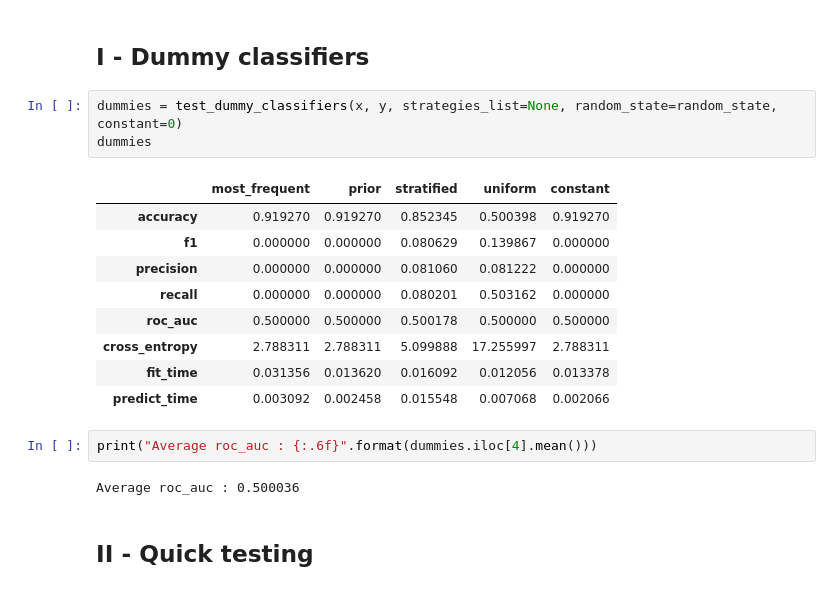
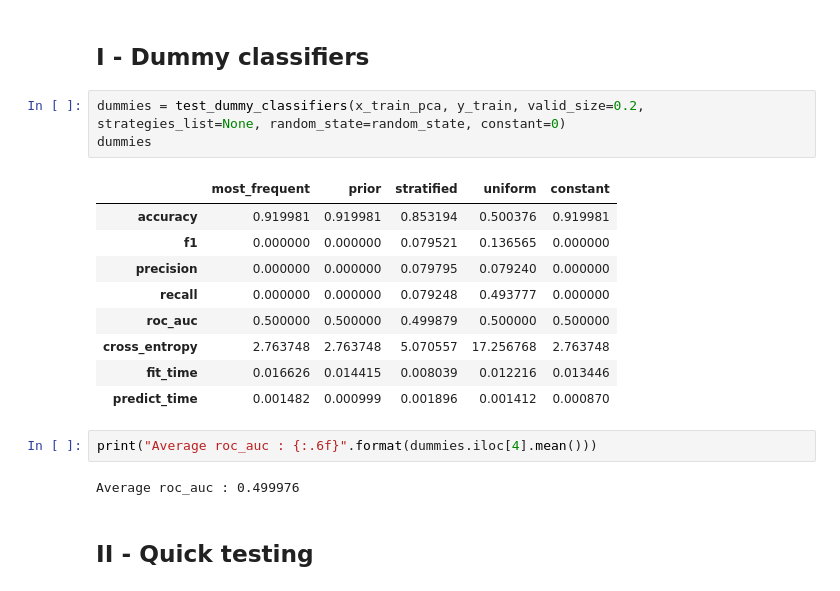
Before and after one commit to RobinPbt/P7-Openclassrooms, a Jupyter notebook: P7_modeling.ipynb, the cells around one changed output. Cells and saved outputs as stored; diff of their text form.

Commit message:
Adding validation set for quick testing

```diff
--- a/P7_modeling.ipynb
+++ b/P7_modeling.ipynb
@@ -233,22 +233,22 @@ folds = create_folds(x_train_pca, y_train, num_folds=num_folds, stratified=True,
 # %% [markdown]
 ## I - Dummy classifiers <a class="anchor" id="9-bullet"></a>
 # %%
-dummies = test_dummy_classifiers(x, y, strategies_list=None, random_state=random_state, constant=0)
+dummies = test_dummy_classifiers(x_train_pca, y_train, valid_size=0.2, strategies_list=None, random_state=random_state, constant=0)
 dummies
 # %% [output]
 |  | most_frequent | prior | stratified | uniform | constant |
-| accuracy | 0.919270 | 0.919270 | 0.852345 | 0.500398 | 0.919270 |
-| f1 | 0.000000 | 0.000000 | 0.080629 | 0.139867 | 0.000000 |
-| precision | 0.000000 | 0.000000 | 0.081060 | 0.081222 | 0.000000 |
-| recall | 0.000000 | 0.000000 | 0.080201 | 0.503162 | 0.000000 |
-| roc_auc | 0.500000 | 0.500000 | 0.500178 | 0.500000 | 0.500000 |
-| cross_entropy | 2.788311 | 2.788311 | 5.099888 | 17.255997 | 2.788311 |
-| fit_time | 0.031356 | 0.013620 | 0.016092 | 0.012056 | 0.013378 |
-| predict_time | 0.003092 | 0.002458 | 0.015548 | 0.007068 | 0.002066 |
+| accuracy | 0.919981 | 0.919981 | 0.853194 | 0.500376 | 0.919981 |
+| f1 | 0.000000 | 0.000000 | 0.079521 | 0.136565 | 0.000000 |
+| precision | 0.000000 | 0.000000 | 0.079795 | 0.079240 | 0.000000 |
+| recall | 0.000000 | 0.000000 | 0.079248 | 0.493777 | 0.000000 |
+| roc_auc | 0.500000 | 0.500000 | 0.499879 | 0.500000 | 0.500000 |
+| cross_entropy | 2.763748 | 2.763748 | 5.070557 | 17.256768 | 2.763748 |
+| fit_time | 0.016626 | 0.014415 | 0.008039 | 0.012216 | 0.013446 |
+| predict_time | 0.001482 | 0.000999 | 0.001896 | 0.001412 | 0.000870 |
 # %%
 print("Average roc_auc : {:.6f}".format(dummies.iloc[4].mean()))
 # %% [output]
-Average roc_auc : 0.500036
+Average roc_auc : 0.499976
 # %% [markdown]
 ## II - Quick testing <a class="anchor" id="15-bullet"></a>
 # %%
```
Also changed, not shown: parts of 44 cells of this notebook, 1 other file.
